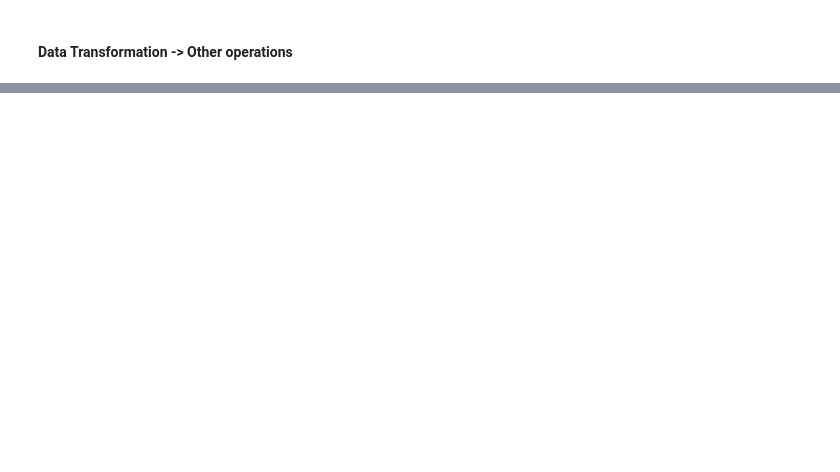
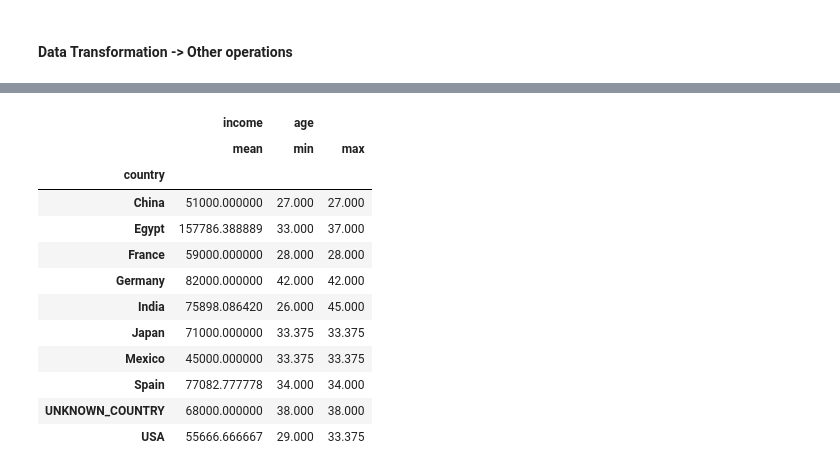
Before and after one commit to Sonu64/Prime_AI_ML, a Jupyter notebook: Module_13_Pandas_02/pandas_2.ipynb, the cells around one changed output, grey strips where cells are left out. Drawn from its saved outputs; the diff is of its cells as text; code cells hidden in the pictures; blank space fills up the shorter version.

```diff
--- a/Module_13_Pandas_02/pandas_2.ipynb
+++ b/Module_13_Pandas_02/pandas_2.ipynb
@@ -352,0 +421,20 @@ emp.to_csv("cleaned_data.csv")
+# %%
+#.. Applying different agg functions on different columns
+emp.groupby(['country']).agg({
+    'income':'mean',
+    'age': ['min', 'max'], # ⚠️ Mind that List passing is necessary because in Python Dictonaries the keys are unique ! So if we seperately write 'age':"max", it will overwrite the previous 'age':'min'.
+})
+# %% [output]
+|  | income | age |  |
+|  | mean | min | max |
+| country |  |  |  |
+| China | 51000.000000 | 27.000 | 27.000 |
+| Egypt | 157786.388889 | 33.000 | 37.000 |
+| France | 59000.000000 | 28.000 | 28.000 |
+| Germany | 82000.000000 | 42.000 | 42.000 |
+| India | 75898.086420 | 26.000 | 45.000 |
+| Japan | 71000.000000 | 33.375 | 33.375 |
+| Mexico | 45000.000000 | 33.375 | 33.375 |
+| Spain | 77082.777778 | 34.000 | 34.000 |
+| UNKNOWN_COUNTRY | 68000.000000 | 38.000 | 38.000 |
+| USA | 55666.666667 | 29.000 | 33.375 |
```
Also changed, not shown: parts of 18 cells of this notebook, 2 other files.
